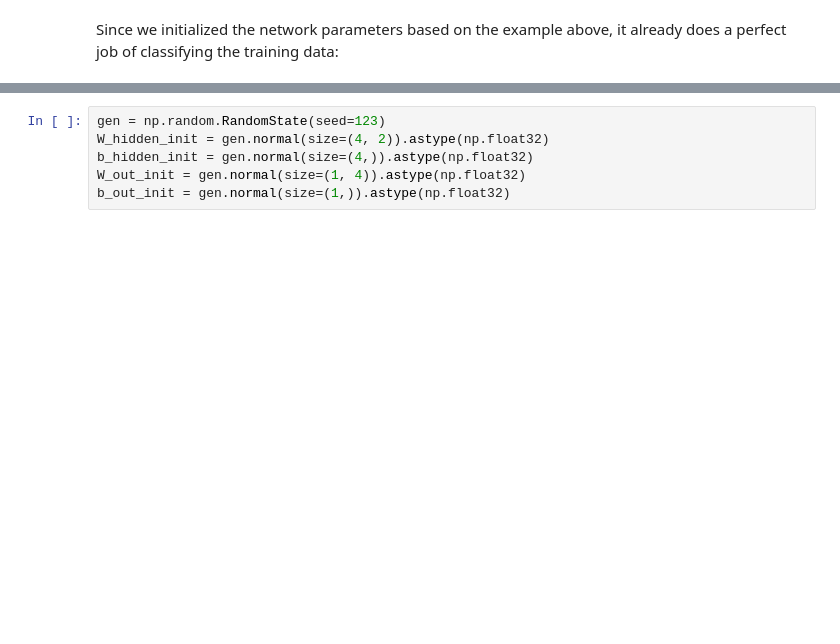
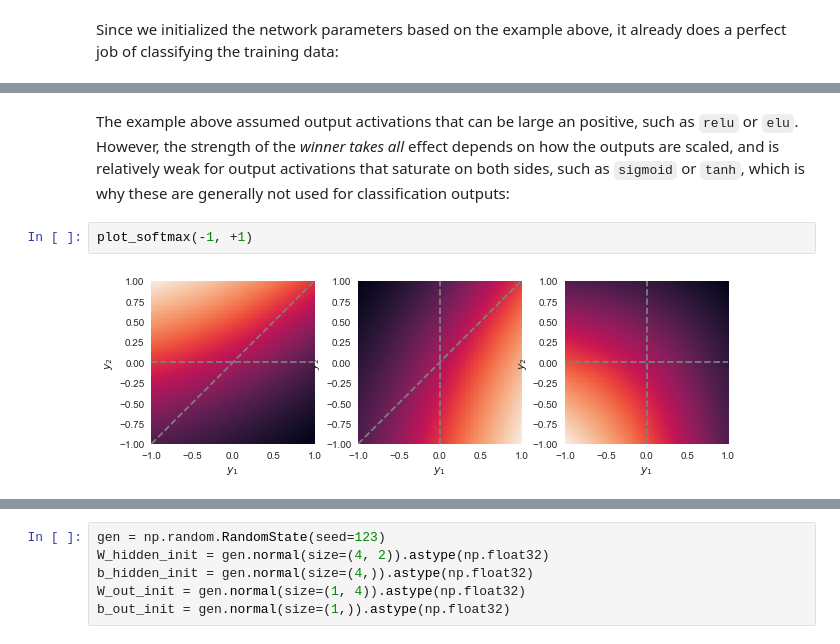
Before and after one commit to bubnicbf/phys_714, a Jupyter notebook: notebooks/NeuralNetworks.ipynb, the cells around one changed output, grey strips where cells are left out. Cells and saved outputs as stored; diff of their text form; blank space fills up the shorter version.

```diff
--- a/notebooks/NeuralNetworks.ipynb
+++ b/notebooks/NeuralNetworks.ipynb
@@ -342,0 +445,6 @@ To optimize our test problem above, we first need to start from random parameter
+# %% [markdown]
+The example above assumed output activations that can be large an positive, such as `relu` or `elu`. However, the strength of the *winner takes all* effect depends on how the outputs are scaled, and is relatively weak for output activations that saturate on both sides, such as `sigmoid` or `tanh`, which is why these are generally not used for classification outputs:
+# %%
+plot_softmax(-1, +1)
+# %% [output]
+[figure, added]
```
Also changed, not shown: parts of 44 cells of this notebook.
